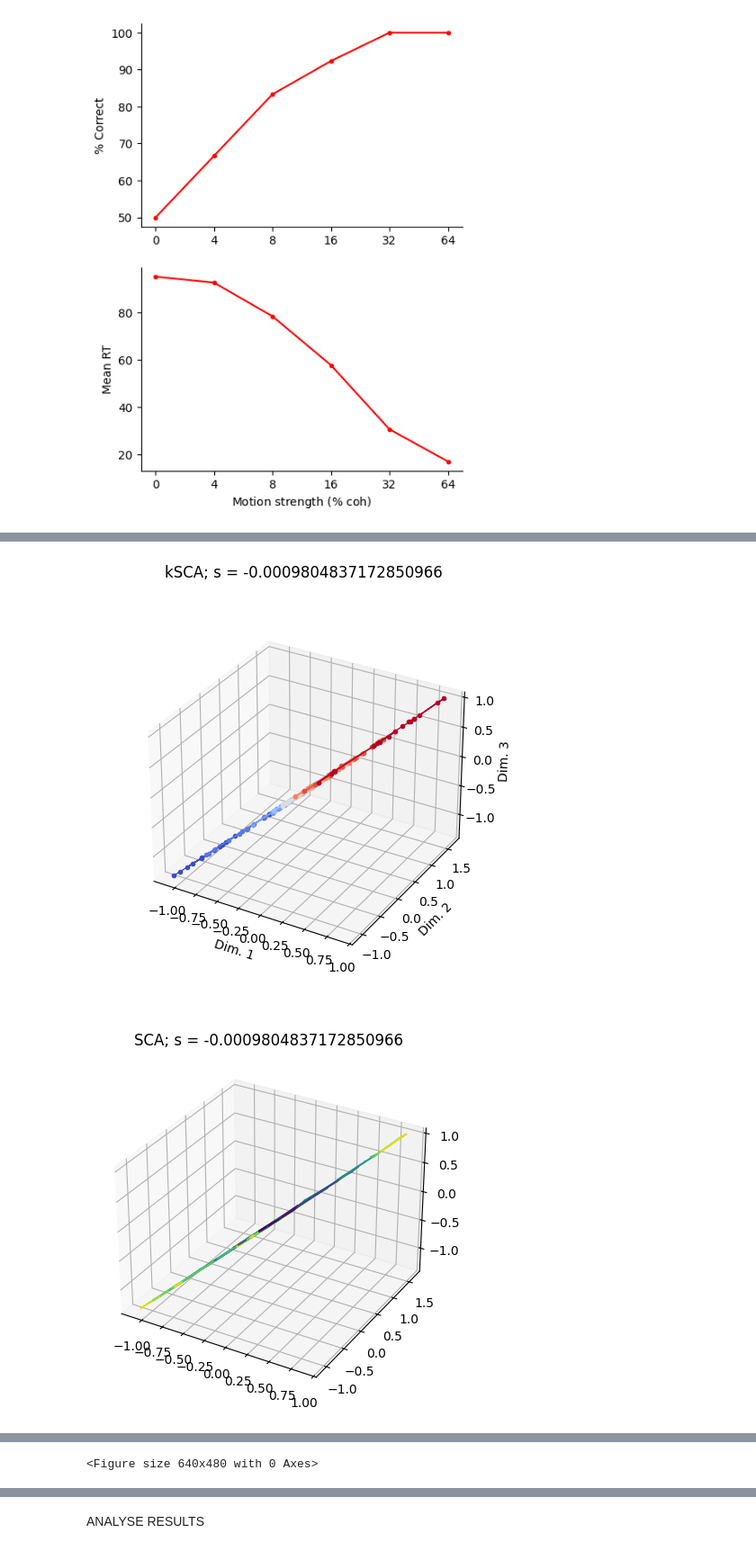
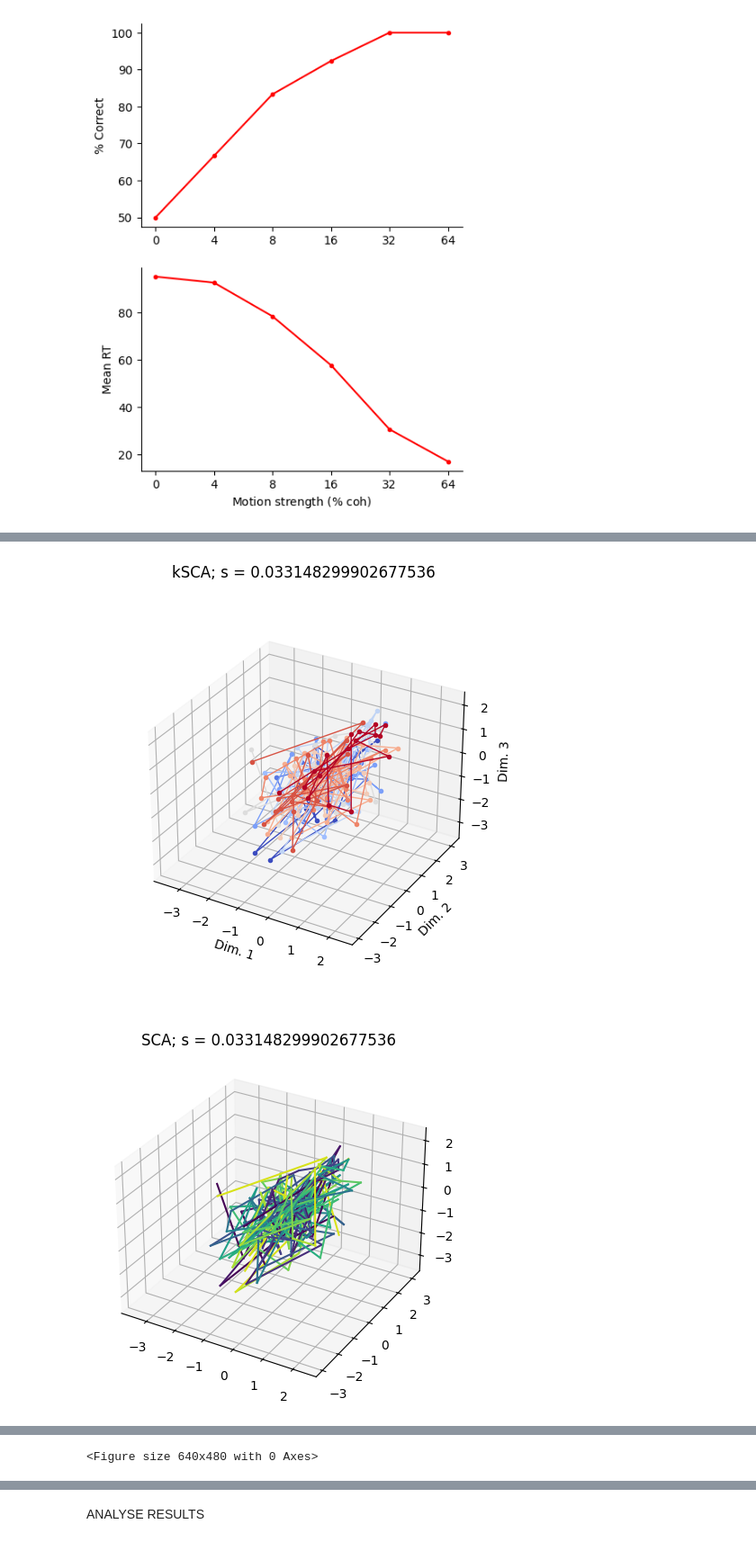
Before and after one commit to ArielleRosinski/SCA_project, a Jupyter notebook: DDM.ipynb, the cells around one changed output, grey strips where cells are left out. Shown at 90% size. Cells and saved outputs as stored; diff of their text form; code cells hidden in the pictures.

```diff
--- a/DDM.ipynb
+++ b/DDM.ipynb
@@ -138,19 +138,13 @@ for ax in axs:
 def project(paths, key, proj_dims = 10):
     proj_matrix = random.normal(key, (proj_dims, 1))
     proj_matrix , _ = jnp.linalg.qr(proj_matrix)                                        #(N',N)
-    return jnp.einsum('dn,lknt->lkdt', proj_matrix, paths[:,:,:,:])           #(trial, K, N=1, T) #jnp.newaxis
+    return jnp.einsum('dn,lknt->lkdt', proj_matrix, paths[:,:,jnp.newaxis,:])           #(trial, K, N=1, T)
 
 def relu(x):
     return jnp.maximum(0, x)
 
-def add_random_mode(X, key1, mean=0, std_dev=1):
-    trials, K, T = X.shape
-    traj = random.normal(key1, (trials, K, T), dtype=X.dtype) * std_dev + mean
-    X = jnp.stack((X, traj), axis=2)
-    return X
 
-
-def add_low_rank_noise(X, key1, key2, proj_dims = 2, sigma = 1 ):
+def add_low_rank_noise(X, key1, key2, proj_dims = 2, sigma = 10 ):
     trials, K, N, T = X.shape
     B = random.normal(key1, (N, proj_dims))
     B, _ = jnp.linalg.qr(B)
@@ -165,13 +159,11 @@ def add_low_rank_noise(X, key1, key2, proj_dims = 2, sigma = 1 ):
 key = random.PRNGKey(0)
 key1, key2, key3 = random.split(key, 3)
 
-neural_traces = add_random_mode(paths, key1)
+neural_traces = relu(project(paths[:,:,:], key1))
 
-neural_traces = relu(project(neural_traces[:,:,:], key2))
+neural_traces = neural_traces * 5
 
-neural_traces = neural_traces #* 5
-
-#neural_traces = add_low_rank_noise(neural_traces, key2, key3)        #(trials, K, N, T)
+neural_traces = add_low_rank_noise(neural_traces, key2, key3)        #(trials, K, N, T)
 
 X = jnp.mean( neural_traces, axis=0 )
 K, N, T = X.shape
@@ -288,18 +307,19 @@ Iteration 190, S: 12365.8232421875, S_ratio: 0.0006557785673066974
 # %%
 U_qr, _ = jnp.linalg.qr(U)
 Y = jnp.einsum('ji,kjl->kil', U_qr, center(X))
 
 
 for i in range(Y.shape[0]):
     #Y = Y[:,:,:jnp.array(RTs).reshape(-1)[i]]
     Y = Y[:,:,:int(jnp.mean(RTs, axis=0).squeeze()[i])]
 
 plot_3D_K_coded(Y)
 
 plot_3D(Y[:,:,:])
 plt.title(f'SCA; s = {compute_S_all_pairs(Y)}')
 
-analyse_projs(Y, RTs)
+Y_smoothed = apply_gaussian_smoothing(Y, sigma=2)
+analyse_projs(Y_smoothed, RTs, ymin=-10, ymax=10)
 # %% [output]
-[figure, old version]
+[figure, new version]
-[figure, old version]
+[figure, new version]
```
Also changed, not shown: parts of 5 cells of this notebook, 3 other files.
